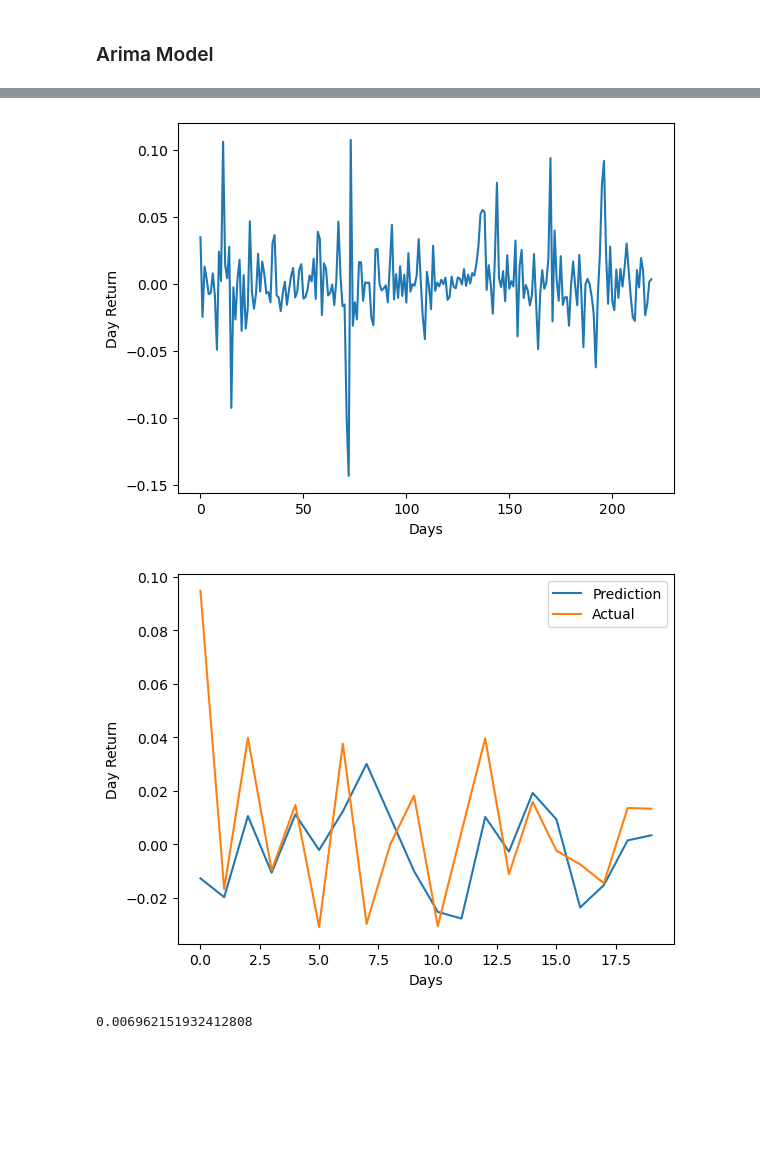
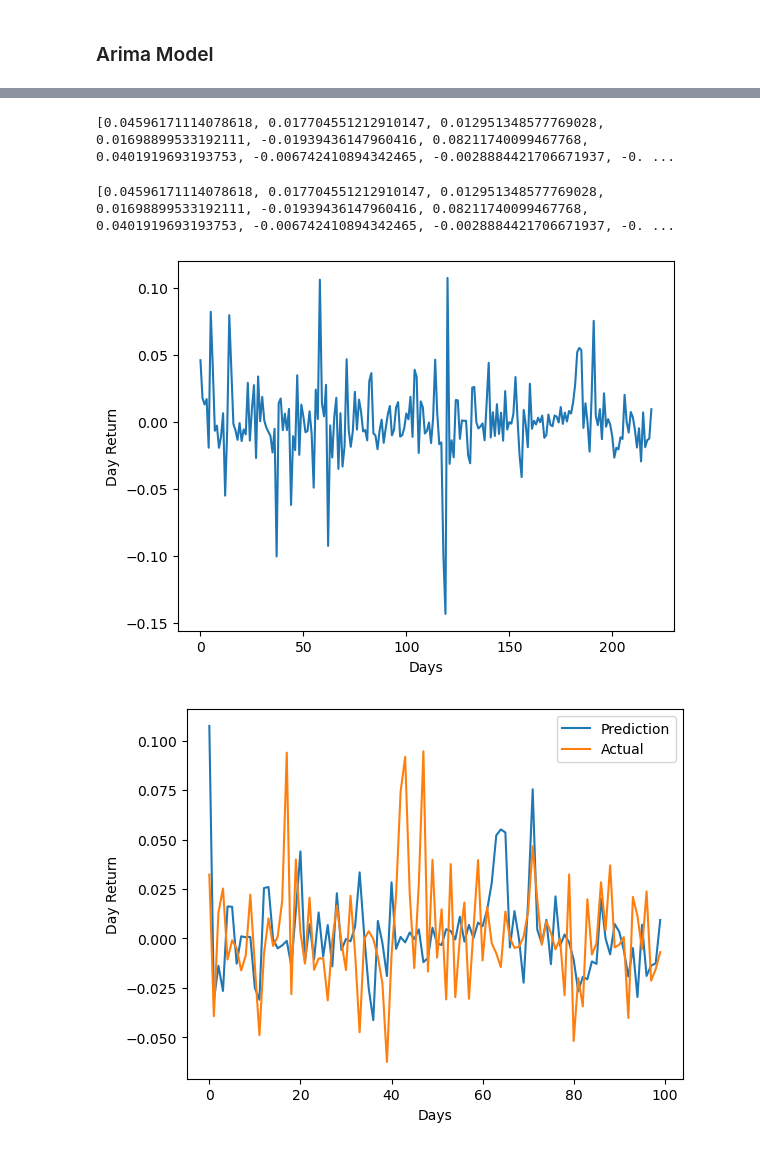
Before and after one commit to NastyVader/CryptoPortal, a Jupyter notebook: ARIMA/SPY and DIA ETF Analysis.ipynb, the cells around one changed output, grey strips where cells are left out. Drawn from its saved outputs; the diff is of its cells as text; code cells hidden in the pictures; blank space fills up the shorter version.

```diff
--- a/ARIMA/SPY and DIA ETF Analysis.ipynb
+++ b/ARIMA/SPY and DIA ETF Analysis.ipynb
@@ -110,35 +105,39 @@ plt.show()
 # %%
-f=20
+import joblib
+f=100
 r=1
 df = pd.DataFrame(btc.loc[:, 'day_return'])
 temp = list(df['day_return'])
 l = len(temp)
 temp = temp[l-200-f:l-f]
 dr=temp
-# dr = [i-min(temp) for i in temp]
+print(dr)
 
+loaded_model = joblib.load('finalized_arima.sav')
+loaded_model = loaded_model.fit()
+forecast = loaded_model.forecast(steps=20)
+#  model = ARIMA(dr, order=(5,1,5),enforce_stationarity=True, enforce_invertibility=False)
+#     model_fit = model.fit()
 
-
-for i in range(r):
-    model = ARIMA(dr, order=(100,1,5),enforce_stationarity=True, enforce_invertibility=False)
-    model_fit = model.fit()
-
-    forecast = model_fit.forecast(steps=f)
-    dr+=list(forecast)
+#     forecast = model_fit.forecast(steps=f)
+dr+=list(forecast)
+print(dr)
 
 
 plt.plot(dr)
 
 plt.xlabel("Days")
 plt.ylabel("Day Return")
 plt.show()
 
 plt.plot(dr[-f*r:], label='Prediction')
 plt.plot(list(btc['day_return'])[-f*r:], label='Actual')
 plt.xlabel("Days")
 plt.ylabel("Day Return")
 plt.legend()
 plt.show()
 # %% [output]
+[0.04596171114078618, 0.017704551212910147, 0.012951348577769028, 0.01698899533192111, -0.01939436147960416, 0.08211740099467768, 0.0401919693193753, -0.006742410894342465, -0.0028884421706671937, -0. ...
+[0.04596171114078618, 0.017704551212910147, 0.012951348577769028, 0.01698899533192111, -0.01939436147960416, 0.08211740099467768, 0.0401919693193753, -0.006742410894342465, -0.0028884421706671937, -0. ...
-[figure, old version]
+[figure, new version]
-[figure, old version]
+[figure, new version]
@@ -162,4 +143,0 @@ totalTest = sum(test)/20
-# %%
-totalTest
-# %% [output]
-0.006962151932412808
```
Also changed, not shown: parts of 29 cells of this notebook, 9 other files.
